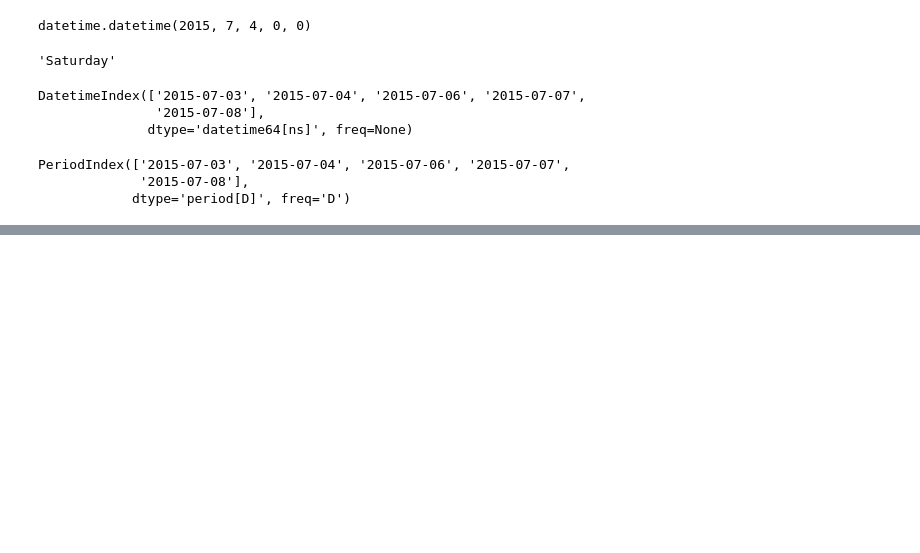
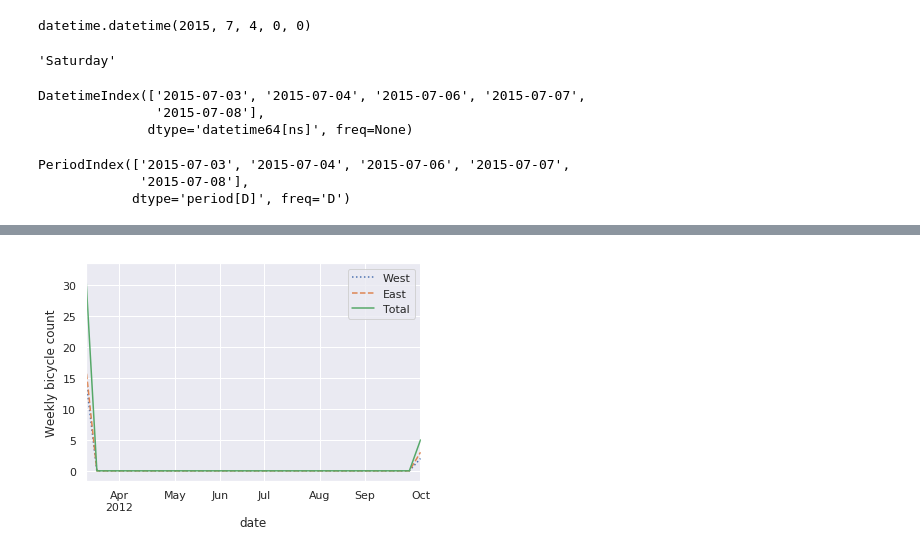
Before and after one commit to chaithrashagu/Internship, a Jupyter notebook: pandas.ipynb, the cells around one changed output, grey strips where cells are left out. Saved outputs shown, nothing was run; the diff lists cells and outputs as text; code cells hidden in the pictures; blank space fills up the shorter version.

```diff
--- a/pandas.ipynb
+++ b/pandas.ipynb
@@ -1101,0 +1138,6 @@ PeriodIndex(['2015-07-03', '2015-07-04', '2015-07-06', '2015-07-07',
+# %%
+weekly = data.resample('W').sum()
+weekly.plot(style=[':', '--', '-'])
+plt.ylabel('Weekly bicycle count');
+# %% [output]
+[figure, added]
```
Also changed, not shown: parts of 5 cells of this notebook.
